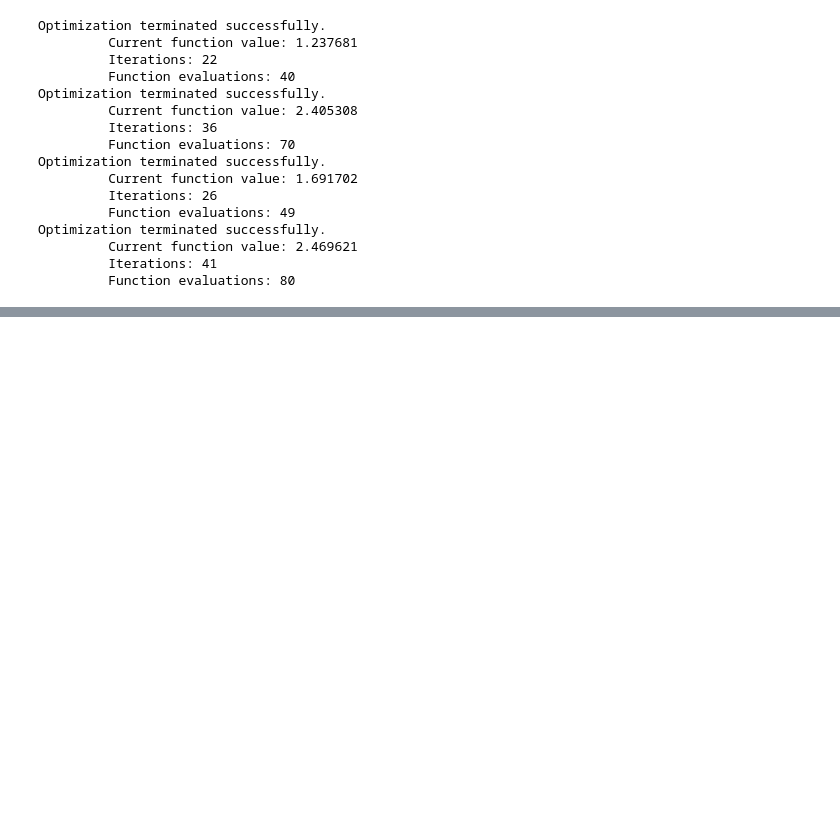
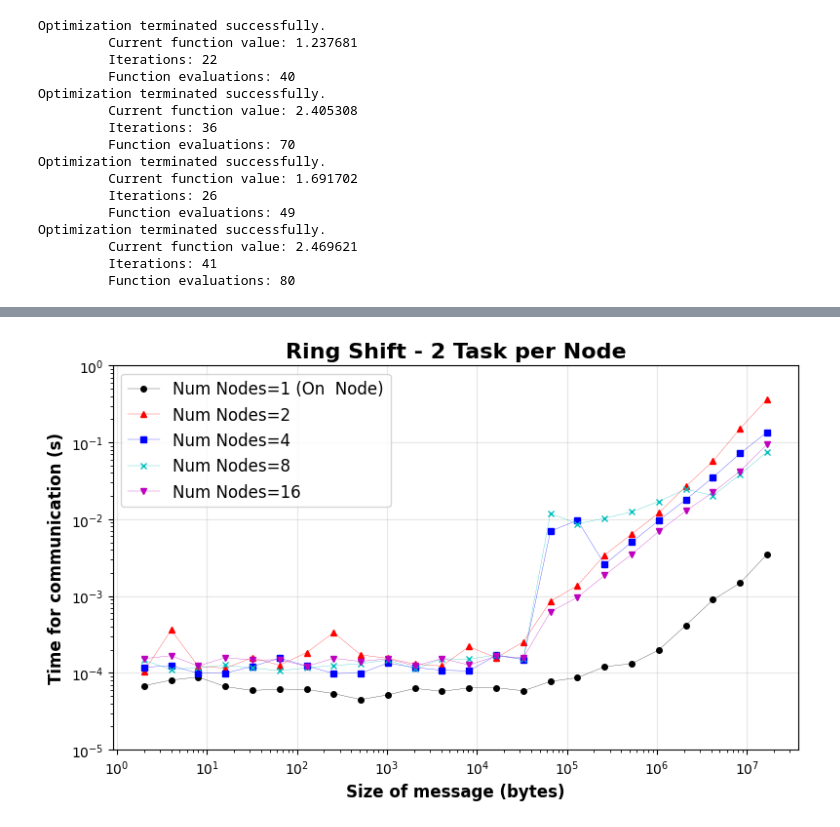
Before and after one commit to cmse822/project-3-mpi-p2p-team-2, a Jupyter notebook: Analysis/Analysis.ipynb, the cells around one changed output, grey strips where cells are left out. Drawn from its saved outputs; the diff is of its cells as text; code cells hidden in the pictures; blank space fills up the shorter version.

```diff
--- a/Analysis/Analysis.ipynb
+++ b/Analysis/Analysis.ipynb
@@ -205,0 +403,38 @@ array([ 1.00000000e+00, -2.42685165e-16])
+# %%
+# First plot the results for ringshift where each node has one task.
+Colors  = ['k', 'r', 'b', 'c', 'm', 'g']
+Markers = ['o', '^', 's', 'x', 'v', '*']
+MS      = [4, 4, 4, 4, 4, 4, 4, 4, 4, 4]
+
+
+
+fig = plt.figure(figsize=(8, 5))
+
+count = 0
+for col in Comb:
+    # Extract data.
+    Nnode = int(col.split('_N')[1].split('_')[0])
+    Ntask = int(col.split('_T')[1])
+    X = np.array(Data.index)
+    Y = Data[col].to_numpy()
+    # Select only node per task == 1.
+    if Nnode * 2 != Ntask:
+        continue
+    if Nnode == 1:
+        plt.loglog(X, Y, ls='-', lw=0.2, marker=Markers[count], markersize=MS[count],
+                color=Colors[count], label=f'Num Nodes={Nnode} (On  Node)')
+    else:
+        plt.loglog(X, Y, ls='-', lw=0.2, marker=Markers[count], markersize=MS[count],
+                color=Colors[count], label=f'Num Nodes={Nnode}')
+    count += 1
+plt.title('Ring Shift - 2 Task per Node', fontsize=16, fontweight='bold', color='k')
+plt.ylabel('Time for communication (s)', fontsize=12, fontweight='bold', color='k')
+plt.xlabel('Size of message (bytes)', fontsize=12, fontweight='bold', color='k')
+plt.legend(fontsize=12, fancybox=True)
+plt.grid('on', alpha=0.3)
+plt.gca().set_ylim([1e-5, 1e0])
+
+fig.tight_layout()
+fig.savefig('Fig02_TaskNode=2.png', format='png', dpi=800)
+# %% [output]
+[figure, added]
```
Also changed, not shown: parts of 16 cells of this notebook, 5 other files.
